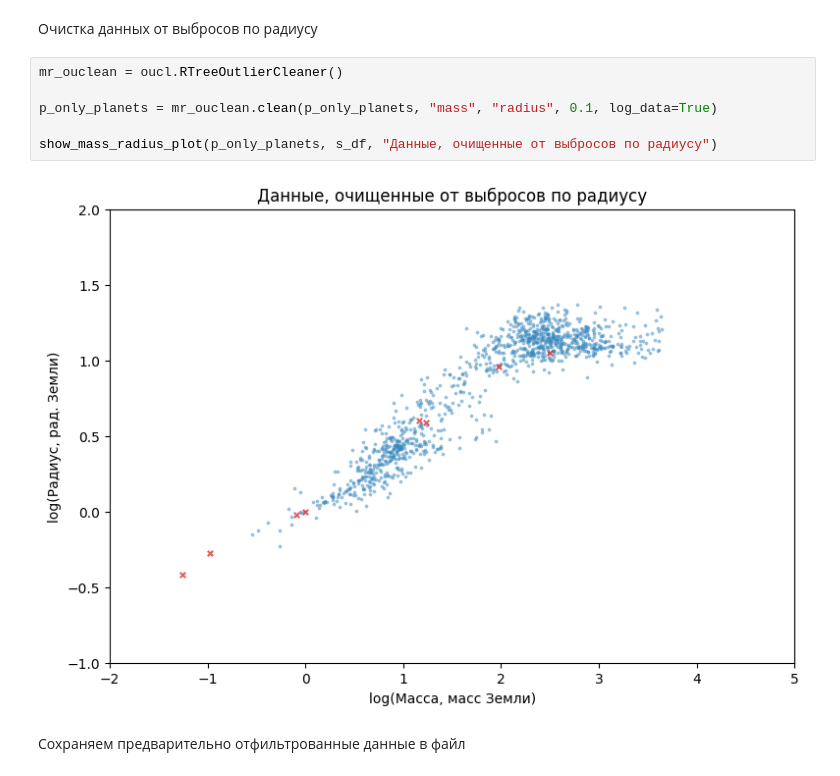
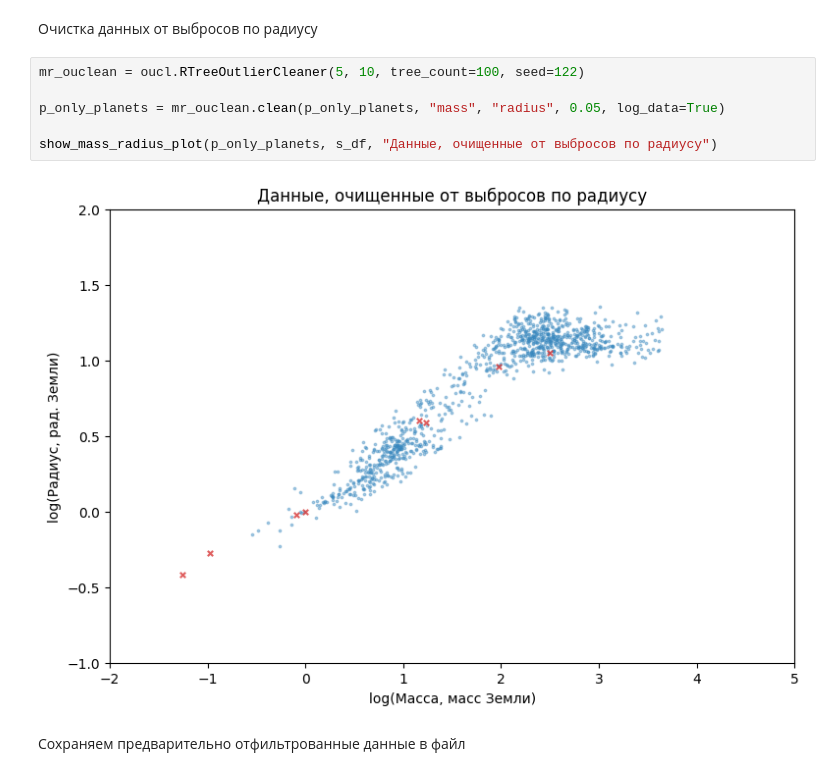
Before and after one commit to ochobkaa/exoplanetmodel, a Jupyter notebook: exoplanets.ipynb, the cells around one changed output. Saved outputs shown, nothing was run; the diff lists cells and outputs as text.

```diff
--- a/exoplanets.ipynb
+++ b/exoplanets.ipynb
@@ -233,13 +233,13 @@ show_mass_radius_plot(p_only_planets, s_df, "Объекты планетарно
 # %% [markdown]
 Очистка данных от выбросов по радиусу
 # %%
-mr_ouclean = oucl.RTreeOutlierCleaner()
+mr_ouclean = oucl.RTreeOutlierCleaner(5, 10, tree_count=100, seed=122)
 
-p_only_planets = mr_ouclean.clean(p_only_planets, "mass", "radius", 0.1, log_data=True)
+p_only_planets = mr_ouclean.clean(p_only_planets, "mass", "radius", 0.05, log_data=True)
 
 show_mass_radius_plot(p_only_planets, s_df, "Данные, очищенные от выбросов по радиусу")
 # %% [output]
-[figure, old version]
+[figure, new version]
 # %% [markdown]
 Сохраняем предварительно отфильтрованные данные в файл
 # %%
```
Also changed, not shown: 1 other file.
